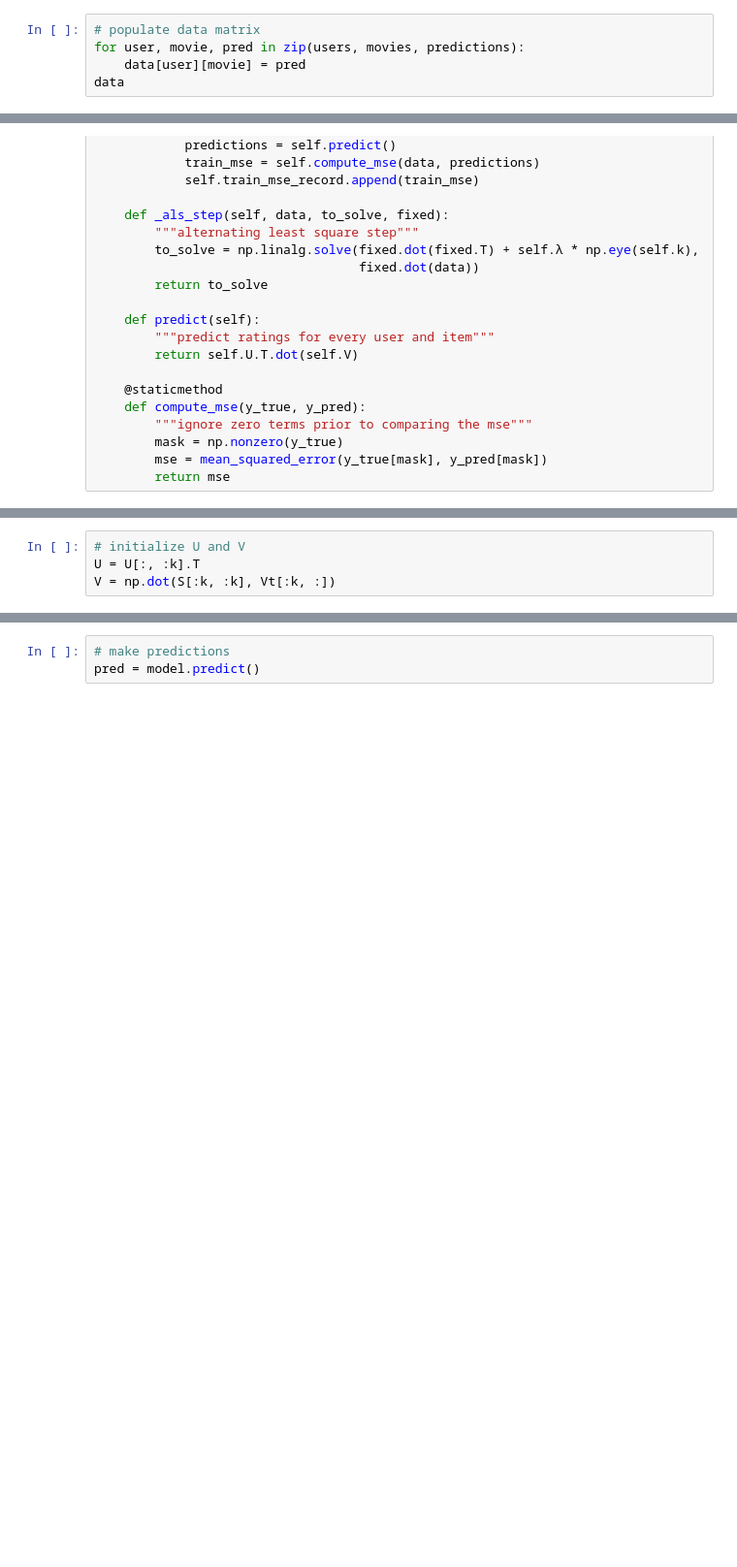
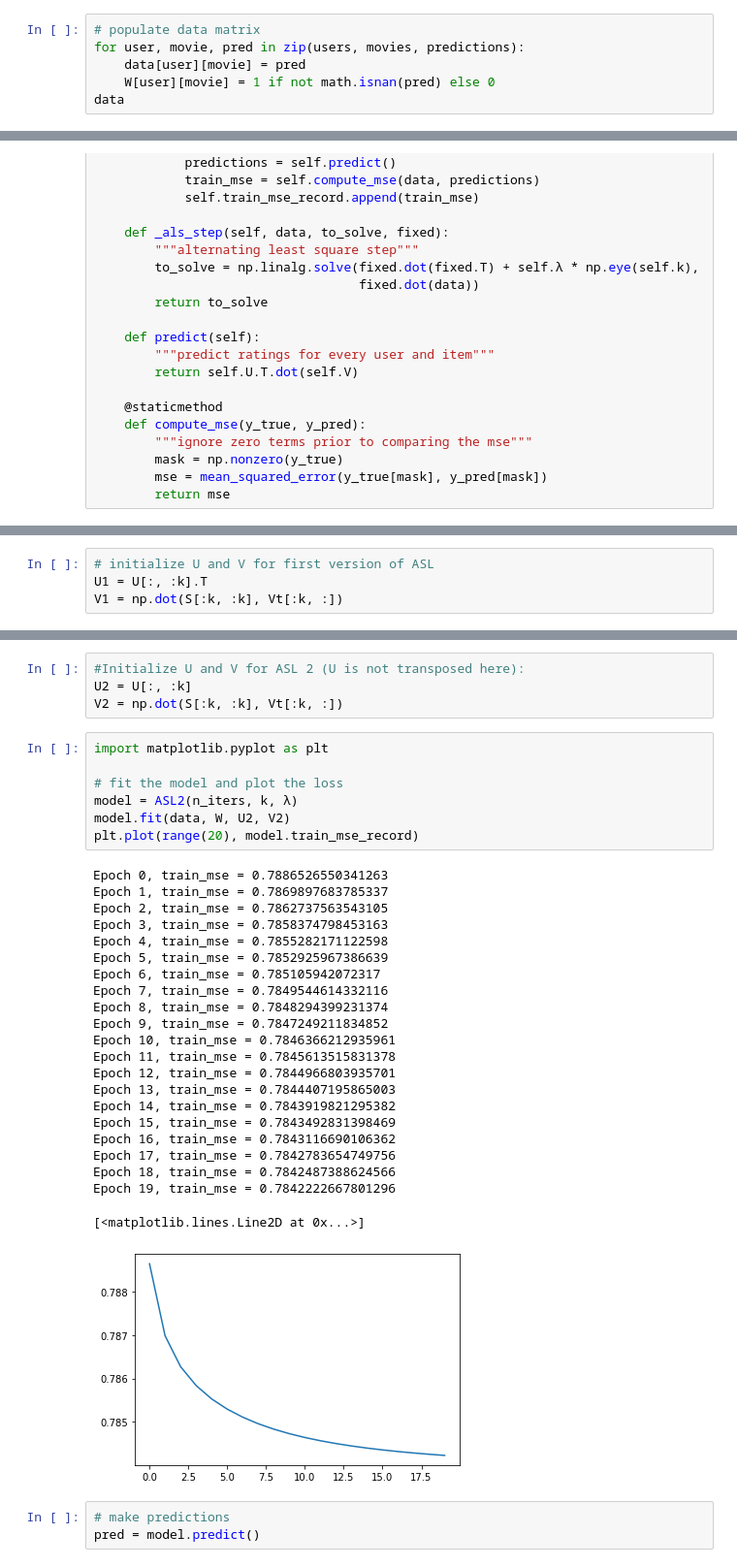
Before and after one commit to andreakiro/cil-lab, a Jupyter notebook: baseline/baseline.ipynb, the cells around one changed output, grey strips where cells are left out. Shown at 97% size. Cells and saved outputs as stored; diff of their text form; blank space fills up the shorter version.

```diff
--- a/baseline/baseline.ipynb
+++ b/baseline/baseline.ipynb
@@ -50,6 +52,7 @@ data.shape
 # populate data matrix
 for user, movie, pred in zip(users, movies, predictions):
     data[user][movie] = pred
+    W[user][movie] = 1 if not math.isnan(pred) else 0
 data
 # %% [output]
 array([[nan, nan, nan, ..., nan, nan, nan],
@@ -161,7 +238,7 @@ class ASL:
 # %%
-# initialize U and V
-U = U[:, :k].T
-V = np.dot(S[:k, :k], Vt[:k, :])
+# initialize U and V for first version of ASL
+U1 = U[:, :k].T
+V1 = np.dot(S[:k, :k], Vt[:k, :])
 # %%
 import matplotlib.pyplot as plt
 
@@ -172,6 +249,40 @@ plt.plot(range(20), model.train_mse_record)
 # %% [output]
 [<matplotlib.lines.Line2D at 0x...>]
 [figure]
+# %%
+#Initialize U and V for ASL 2 (U is not transposed here):
+U2 = U[:, :k]
+V2 = np.dot(S[:k, :k], Vt[:k, :])
+# %%
+import matplotlib.pyplot as plt
+
+# fit the model and plot the loss
+model = ASL2(n_iters, k, λ)
+model.fit(data, W, U2, V2)
+plt.plot(range(20), model.train_mse_record)
+# %% [output]
+Epoch 0, train_mse = 0.7886526550341263
+Epoch 1, train_mse = 0.7869897683785337
+Epoch 2, train_mse = 0.7862737563543105
+Epoch 3, train_mse = 0.7858374798453163
+Epoch 4, train_mse = 0.7855282171122598
+Epoch 5, train_mse = 0.7852925967386639
+Epoch 6, train_mse = 0.785105942072317
+Epoch 7, train_mse = 0.7849544614332116
+Epoch 8, train_mse = 0.7848294399231374
+Epoch 9, train_mse = 0.7847249211834852
+Epoch 10, train_mse = 0.7846366212935961
+Epoch 11, train_mse = 0.7845613515831378
+Epoch 12, train_mse = 0.7844966803935701
+Epoch 13, train_mse = 0.7844407195865003
+Epoch 14, train_mse = 0.7843919821295382
+Epoch 15, train_mse = 0.7843492831398469
+Epoch 16, train_mse = 0.7843116690106362
+Epoch 17, train_mse = 0.7842783654749756
+Epoch 18, train_mse = 0.7842487388624566
+Epoch 19, train_mse = 0.7842222667801296
+[<matplotlib.lines.Line2D at 0x...>]
+[figure, added]
 # %%
 # make predictions
 pred = model.predict()
```
Also changed, not shown: parts of 8 cells of this notebook, 5 other files.
